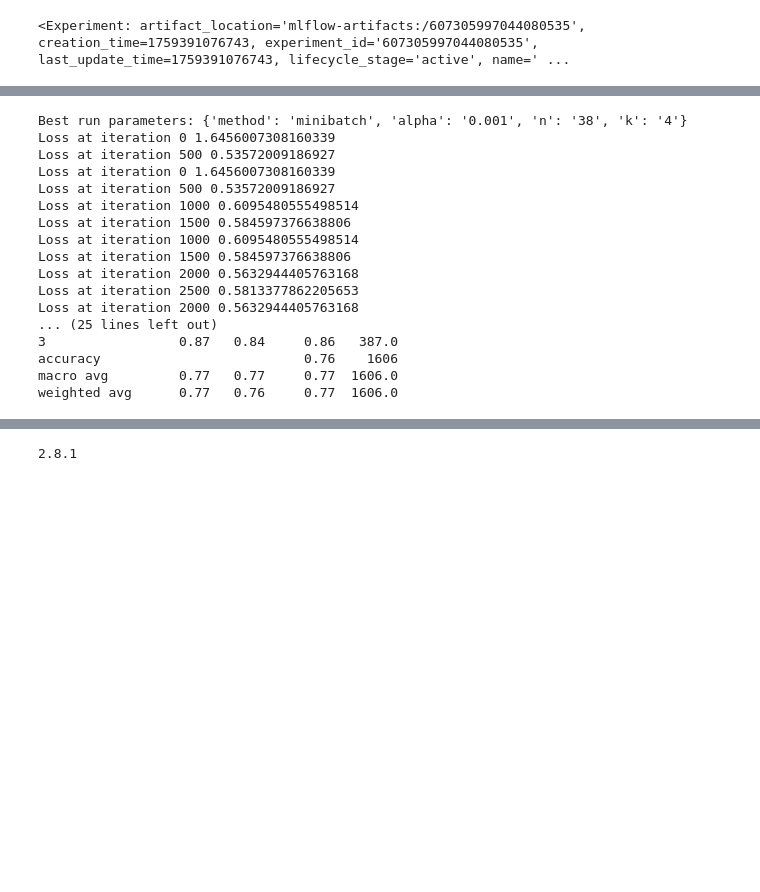
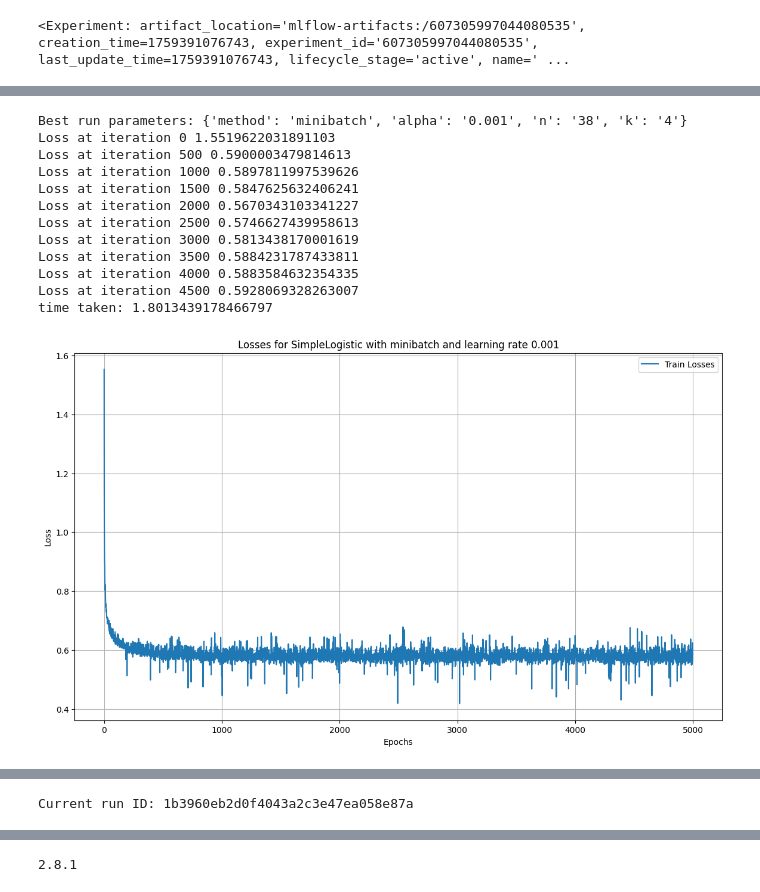
Before and after one commit to dniamsaard4codework/A3-Predicting-Car-Price, a Jupyter notebook: notebook/st126235_Assignment_3.ipynb, the cells around one changed output, grey strips where cells are left out. Drawn from its saved outputs; the diff is of its cells as text; code cells hidden in the pictures; blank space fills up the shorter version.

```diff
--- a/notebook/st126235_Assignment_3.ipynb
+++ b/notebook/st126235_Assignment_3.ipynb
@@ -973,6 +1024,7 @@ Best macro_f1: 0.7667186914508197
 # Log model to MLFlow for the best run
 params = best_run.data.params
 print("Best run parameters:", params)
+# Create a new run to log the best model
 with mlflow.start_run(run_name=f"Best_model_{run_id}") as run:
     # Check if params includes l2 for Ridge or not for SimpleLogistic
     if 'l2' in params:
@@ -984,59 +1036,72 @@ with mlflow.start_run(run_name=f"Best_model_{run_id}") as run:
             l2=float(params['l2'])
         )
     else:
         model = SimpleLogistic(
             k=int(params['k']),
             n=int(params['n']),
             method=params['method'],
             alpha=float(params['alpha'])
         )
     mlflow.log_params(params)
+    # Train the model and predict
     model.fit(X_train_transformed, y_train_one_hot)
     yhat = model.predict(X_test_transformed)
+    # Plot training history
+    fig, ax = plt.subplots(figsize=(14,8))
+    model.plot()
+    regbest = 'SimpleLogistic' if 'l2' not in params else 'Ridge'
+    methodbest = params['method']
+    alphabest = params['alpha']
+    plt.title(f"Losses for {regbest} with {methodbest} and learning rate {alphabest}")
+    plt.xlabel("Epochs")
+    plt.ylabel("Loss")
+    plt.legend()
+    plt.grid()
+    # Save figure image to figure folder
+    fig_path = f"./figures/best-{regbest}-{methodbest}-{alphabest}.png"
+    plt.savefig(fig_path)
+    mlflow.log_artifact(fig_path, artifact_path="figures")
+    plt.show()
     print("=========Classification report=======")
     print(model.classification_report(y_test, yhat))
     # Log all metrics to MLflow calculate function by function
-    acc = model.accuracy(y_test, yhat)
-    macro_prec = model.macro_precision(y_test, yhat)
-    macro_rec = model.macro_recall(y_test, yhat)
-    macro_f1 = model.macro_f1_score(y_test, yhat)
-    weighted_prec = model.weighted_precision(y_test, yhat)
-    weighted_rec = model.weighted_recall(y_test, yhat)
-    weighted_f1 = model.weighted_f1_score(y_test, yhat)
+    acc = model.accuracy(y_test, yhat) # accuracy
+    macro_prec = model.macro_precision(y_test, yhat) # macro precision
+    macro_rec = model.macro_recall(y_test, yhat) # macro recall
+    macro_f1 = model.macro_f1_score(y_test, yhat) # macro f1
+    weighted_prec = model.weighted_precision(y_test, yhat) # weighted precision
+    weighted_rec = model.weighted_recall(y_test, yhat) # weighted recall
+    weighted_f1 = model.weighted_f1_score(y_test, yhat) # weighted f1
     mlflow.log_metric("accuracy", acc)
     mlflow.log_metric("macro_precision", macro_prec)
     mlflow.log_metric("macro_recall", macro_rec)
     mlflow.log_metric("macro_f1", macro_f1)
     mlflow.log_metric("weighted_precision", weighted_prec)
     mlflow.log_metric("weighted_recall", weighted_rec)
     mlflow.log_metric("weighted_f1", weighted_f1)
     for cls in np.unique(y_test):
-        prec = model.precision(y_test, yhat, cls)
-        rec = model.recall(y_test, yhat, cls)
-        f1 = model.f1_score(y_test, yhat, cls)
+        prec = model.precision(y_test, yhat, cls) # precision for each class
+        rec = model.recall(y_test, yhat, cls) # recall for each class
+        f1 = model.f1_score(y_test, yhat, cls) # f1 for each class
         mlflow.log_metric(f"precision_class_{cls}", prec)
         mlflow.log_metric(f"recall_class_{cls}", rec)
         mlflow.log_metric(f"f1_class_{cls}", f1)
-    signature = mlflow.models.infer_signature(X_train_transformed, yhat)
-    mlflow.sklearn.log_model(model, artifact_path="model", signature=signature)
+    signature = mlflow.models.infer_signature(X_train_transformed, yhat) # infer model signature
+    mlflow.sklearn.log_model(model, artifact_path="model", signature=signature) # log the model
 
-    current_run_id = run.info.run_id
+    current_run_id = run.info.run_id # Get the current run ID
     print("Current run ID:", current_run_id)
 # %% [output]
 Best run parameters: {'method': 'minibatch', 'alpha': '0.001', 'n': '38', 'k': '4'}
-Loss at iteration 0 1.6456007308160339
-Loss at iteration 500 0.53572009186927
-Loss at iteration 0 1.6456007308160339
-Loss at iteration 500 0.53572009186927
-Loss at iteration 1000 0.6095480555498514
-Loss at iteration 1500 0.584597376638806
-Loss at iteration 1000 0.6095480555498514
-Loss at iteration 1500 0.584597376638806
-Loss at iteration 2000 0.5632944405763168
-Loss at iteration 2500 0.5813377862205653
-Loss at iteration 2000 0.5632944405763168
-... (25 lines left out)
-3                 0.87   0.84     0.86   387.0
-accuracy                          0.76    1606
-macro avg         0.77   0.77     0.77  1606.0
-weighted avg      0.77   0.76     0.77  1606.0
+Loss at iteration 0 1.5519622031891103
+Loss at iteration 500 0.5900003479814613
+Loss at iteration 1000 0.5897811997539626
+Loss at iteration 1500 0.5847625632406241
+Loss at iteration 2000 0.5670343103341227
+Loss at iteration 2500 0.5746627439958613
+Loss at iteration 3000 0.5813438170001619
+Loss at iteration 3500 0.5884231787433811
+Loss at iteration 4000 0.5883584632354335
+Loss at iteration 4500 0.5928069328263007
+time taken: 1.8013439178466797
+[figure, added]
@@ -1045,2 +1118,3 @@ Current run ID: e9a6a4e1dd4d42f5bae28b17213d34c8
+Current run ID: 1b3960eb2d0f4043a2c3e47ea058e87a
 # %%
 # Register model
```
Also changed, not shown: parts of 21 cells of this notebook, 20 other files.
